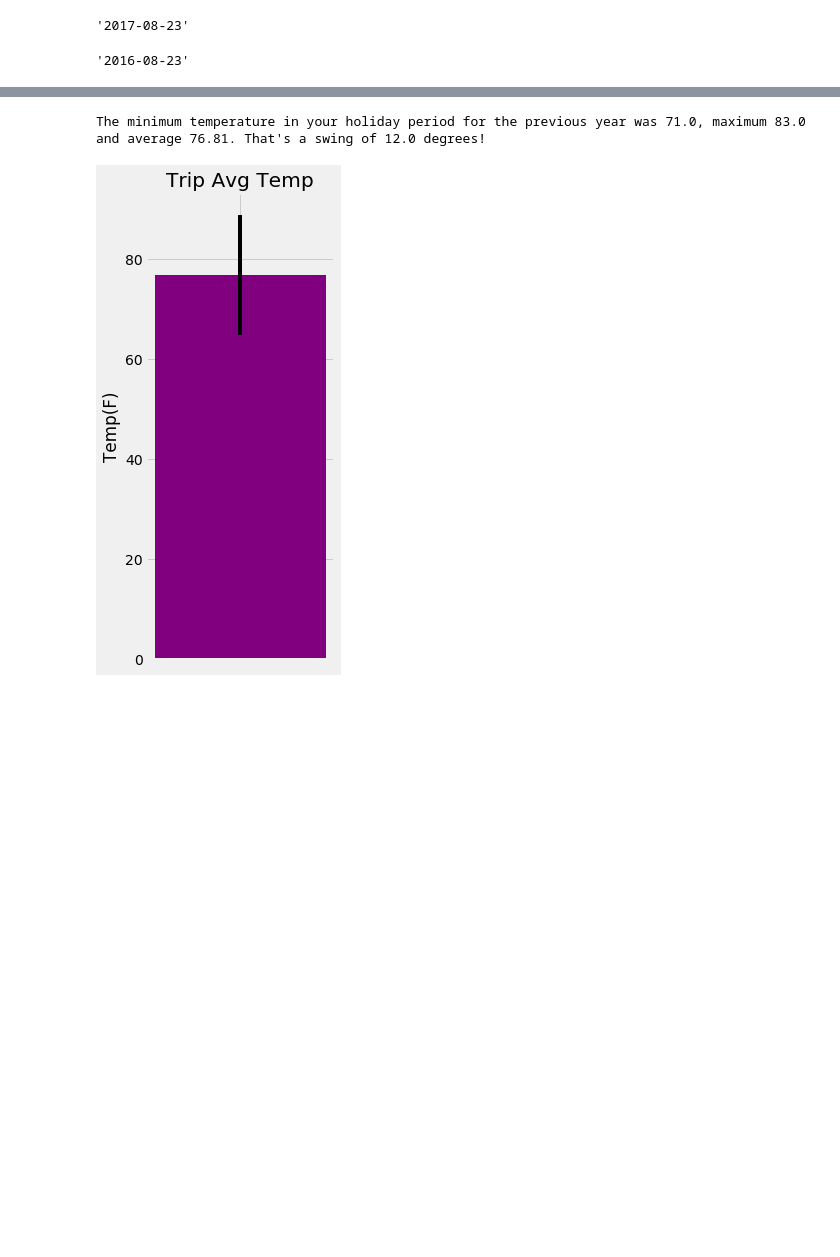
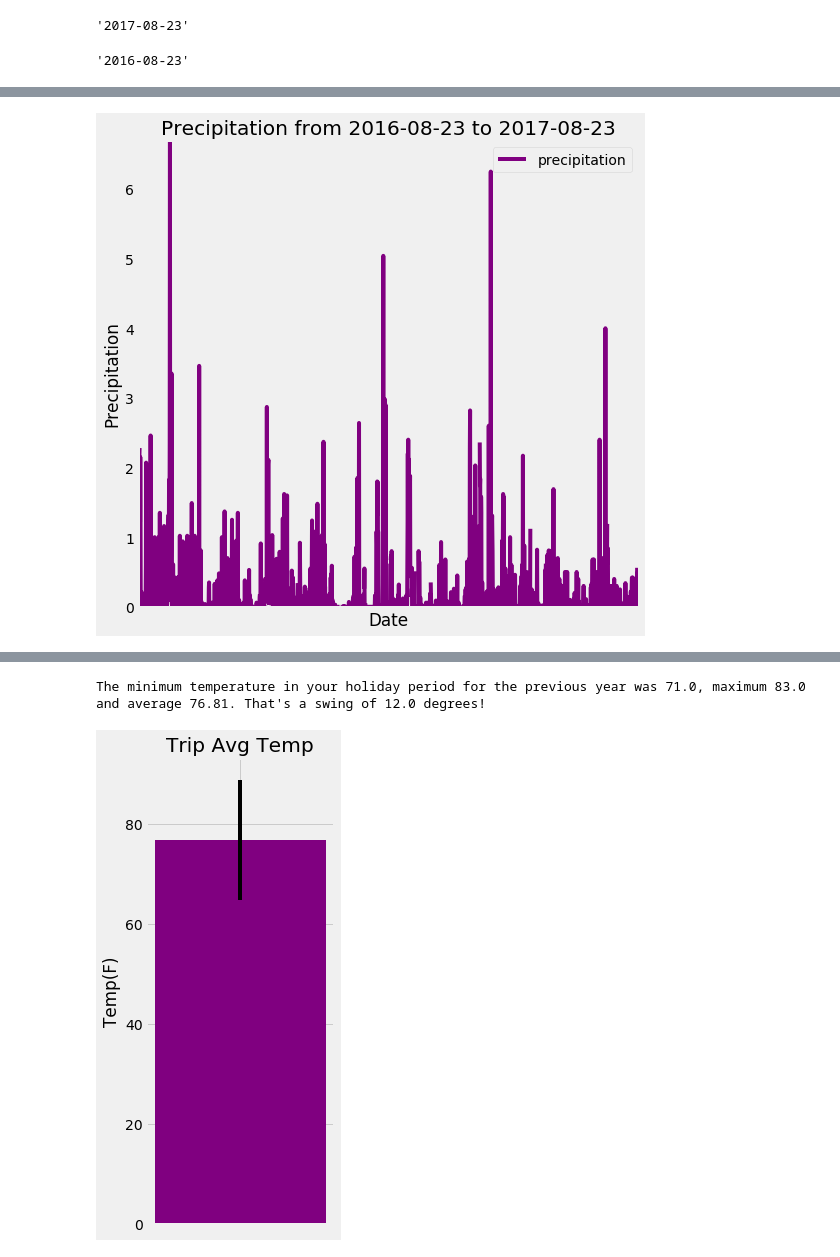
Before and after one commit to lweislo/SQLAlchemy, a Jupyter notebook: homework-10.ipynb, the cells around one changed output, grey strips where cells are left out. Saved outputs shown, nothing was run; the diff lists cells and outputs as text; code cells hidden in the pictures; blank space fills up the shorter version.

```diff
--- a/homework-10.ipynb
+++ b/homework-10.ipynb
@@ -112,0 +111,18 @@ df.head()
+# %%
+# Use Pandas Plotting with Matplotlib to plot the data
+df.plot(figsize=(8,8), color='purple',grid=False)
+
+plt.ylimit=(0,8)
+plt.ylabel('Precipitation')
+plt.xlabel('Date')
+plt.tick_params(
+    axis='x',          # changes apply to the x-axis
+    which='both',      # both major and minor ticks are affected
+    bottom=False,      # ticks along the bottom edge are off
+    top=False,         # ticks along the top edge are off
+    labelbottom=False) # labels along the bottom edge are off
+plt.autoscale(enable=True, axis='both', tight=True)
+plt.title(f"Precipitation from {start_date} to {last_date}")
+plt.savefig('./Images/precipitation.png')
+# %% [output]
+[figure, added]
```
Also changed, not shown: parts of 28 cells of this notebook, 9 other files.
